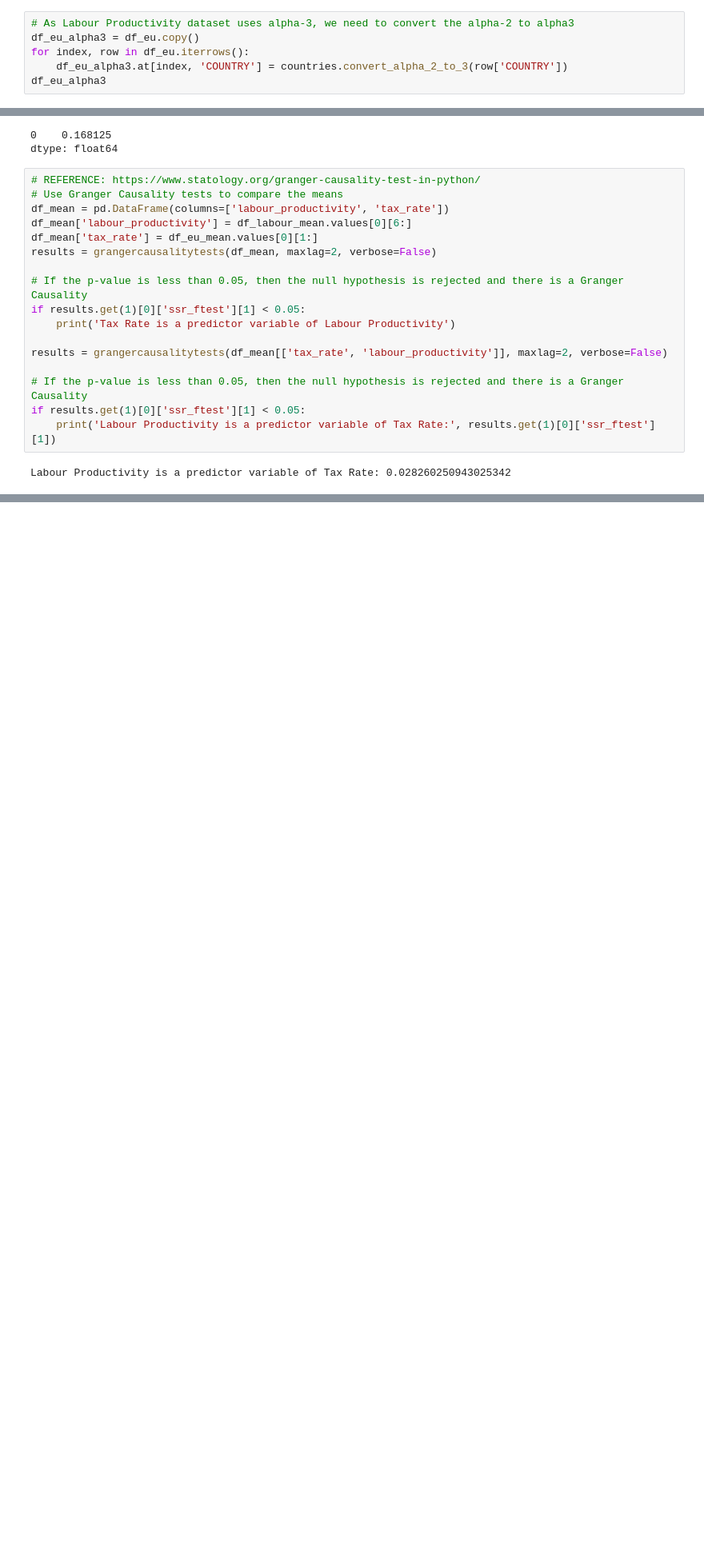
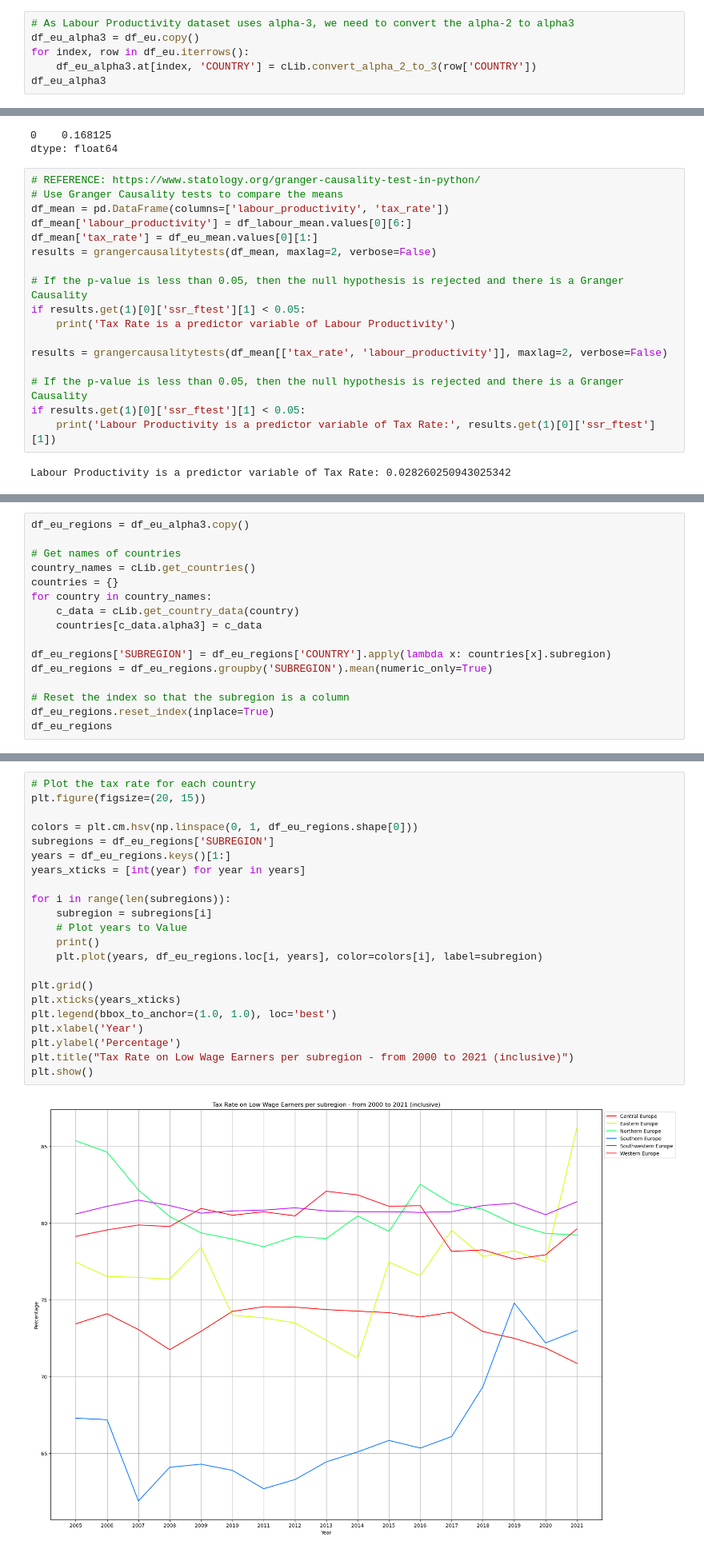
Before and after one commit to JoanneLin168/ADS-European-Productivity, a Jupyter notebook: Notebooks/unemploymentTaxRateDataset.ipynb, the cells around one changed output, grey strips where cells are left out. Shown at 80% size. Saved outputs shown, nothing was run; the diff lists cells and outputs as text; blank space fills up the shorter version.

Commit message:
Added subregion analysis for unemployment trap

```diff
--- a/Notebooks/unemploymentTaxRateDataset.ipynb
+++ b/Notebooks/unemploymentTaxRateDataset.ipynb
@@ -178,7 +176,7 @@ df_labour.head()
 # As Labour Productivity dataset uses alpha-3, we need to convert the alpha-2 to alpha3
 df_eu_alpha3 = df_eu.copy()
 for index, row in df_eu.iterrows():
-    df_eu_alpha3.at[index, 'COUNTRY'] = countries.convert_alpha_2_to_3(row['COUNTRY'])
+    df_eu_alpha3.at[index, 'COUNTRY'] = cLib.convert_alpha_2_to_3(row['COUNTRY'])
 df_eu_alpha3
 # %% [output]
 |  | COUNTRY | 2005 | 2006 | 2007 | 2008 | 2009 | 2010 | 2011 | 2012 | 2013 | 2014 | ... |
@@ -300,0 +289,16 @@ Labour Productivity is a predictor variable of Tax Rate: 0.028260250943025342
+# %%
+df_eu_regions = df_eu_alpha3.copy()
+
+# Get names of countries
+country_names = cLib.get_countries()
+countries = {}
+for country in country_names:
+    c_data = cLib.get_country_data(country)
+    countries[c_data.alpha3] = c_data
+
+df_eu_regions['SUBREGION'] = df_eu_regions['COUNTRY'].apply(lambda x: countries[x].subregion)
+df_eu_regions = df_eu_regions.groupby('SUBREGION').mean(numeric_only=True)
+
+# Reset the index so that the subregion is a column
+df_eu_regions.reset_index(inplace=True)
+df_eu_regions
@@ -300,0 +313,24 @@ Labour Productivity is a predictor variable of Tax Rate: 0.028260250943025342
+# %%
+# Plot the tax rate for each country
+plt.figure(figsize=(20, 15))
+
+colors = plt.cm.hsv(np.linspace(0, 1, df_eu_regions.shape[0]))
+subregions = df_eu_regions['SUBREGION']
+years = df_eu_regions.keys()[1:]
+years_xticks = [int(year) for year in years]
+
+for i in range(len(subregions)):
+    subregion = subregions[i]
+    # Plot years to Value
+    print()
+    plt.plot(years, df_eu_regions.loc[i, years], color=colors[i], label=subregion)
+
+plt.grid()
+plt.xticks(years_xticks)
+plt.legend(bbox_to_anchor=(1.0, 1.0), loc='best')
+plt.xlabel('Year')
+plt.ylabel('Percentage')
+plt.title("Tax Rate on Low Wage Earners per subregion - from 2000 to 2021 (inclusive)")
+plt.show()
+# %% [output]
+[figure, added]
```
Also changed, not shown: parts of 7 cells of this notebook.
